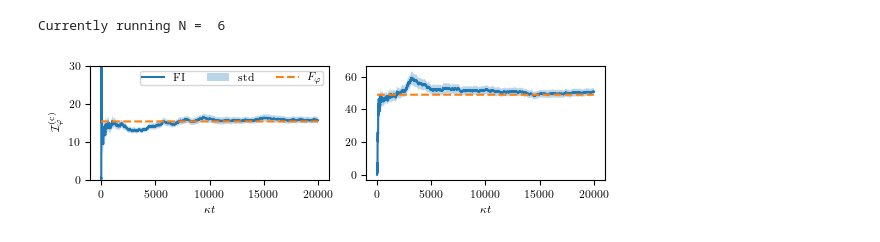
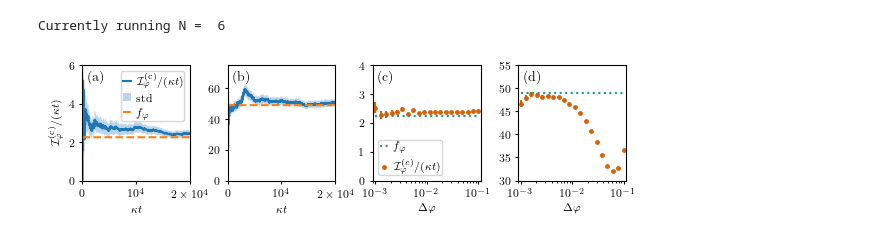
Before and after one commit to malikjirasek/optical-phase-estimation-with-the-boundary-time-crystal, a Jupyter notebook: Fig-S9/single_cfi_traj.ipynb, the cells around one changed output. Saved outputs shown, nothing was run; the diff lists cells and outputs as text; code cells hidden in the pictures.

```diff
--- a/Fig-S9/single_cfi_traj.ipynb
+++ b/Fig-S9/single_cfi_traj.ipynb
@@ -14,8 +14,9 @@ mpl.rcParams["font.serif"] = "STIX"
 mpl.rcParams["mathtext.fontset"] = "stix"
 mpl.rcParams["legend.borderpad"] = 0.15
 mpl.rcParams["font.size"] = 8
+colors=['#1b9e77','#d95f02','#7570b3']
 #------------------------------------------------------------------------------#
-ratios=[4, 0.75] # omega/omega_c values to iterate over
+ratios=[4, 0.25] # omega/omega_c values to iterate over
 Ns=[6] # system sizes to iterate over
 #------------------------------------------------------------------------------#
 QFI = np.array([np.zeros(3)]) #initialize array to store data, each row
@@ -49,43 +50,89 @@ for N in Ns: # iterate over system sizes
         """Function that diagonalizes a Master operator and returns its
         dominant eigenvalue."""
         evals = L.eigenenergies(sparse=True, sort='high', eigvals=1)
         return np.real(evals[0])
 #------------------------------------------------------------------------------#
     for ratio in ratios: # iterate over omega/omega_c values
         omega = ratio*omega_c
         # Δφ + δφ, ω=beta*omega_c
         lambda_EP = dominant_eigval(deformed_L(omega,ddphi))
         # Δφ - δφ, ω=beta*omega_c
         lambda_EM = dominant_eigval(deformed_L(omega,-ddphi))
         QFI = np.append(QFI,[[N, ratio,-4*(lambda_EP+lambda_EM)/(ddphi*ddphi)]],
                         axis=0)
 #------------------------------------------------------------------------------#
-fig , axs = plt.subplots(1,2,figsize=(1.65*3.54331,0.5*3.54331),
-                                     width_ratios=[1,1], layout='tight')
-
-df1 = pd.read_csv("FI_time_resolved_N6_ratio0.75.dat", delim_whitespace=True, header=None)
+textwidth = 510/72.72 # convert from pt to inches
+fig , axs = plt.subplots(1,4,figsize=(textwidth, 1.5),
+                                     width_ratios=[1,1,1,1])
+plt.subplots_adjust(wspace=0.35)
+df1 = pd.read_csv("FI_time_resolved_N6_ratio0.25.dat", sep='\s+', header=None)
 df1.columns = ["t", "FI", "std"]
 df1 = df1[df1["t"] >= 0] # filter times < xx
-df2 = pd.read_csv("FI_time_resolved_N6_ratio4.dat", delim_whitespace=True, header=None)
+df2 = pd.read_csv("FI_time_resolved_N6_ratio4.dat", sep='\s+', header=None)
 df2.columns = ["t", "FI", "std"]
 df2 = df2[df2["t"] >= 0] # filter times < xx
-axs[0].plot(df1["t"], df1["FI"]/df1["t"], label="FI")
+axs[0].plot(df1["t"], df1["FI"]/df1["t"], label=r'$$\mathcal{I}^{(\mathrm{c})}_\varphi /(\kappa t)$$')
 axs[0].fill_between(df1["t"], (df1["FI"]-df1["std"])/df1["t"], (df1["FI"]+df1["std"])/df1["t"], alpha=0.3, label="std")
-axs[0].plot(df1["t"], QFI[2][2]*np.ones(len(df1["t"])), label=r"$F_\varphi$", linestyle="dashed")
+axs[0].plot(df1["t"], QFI[2][2]*np.ones(len(df1["t"])), label=r"$f_\varphi$", linestyle="dashed")
 axs[0].set_xlabel(r"$\kappa t$")
 axs[0].set_xscale("linear")
-axs[0].set_ylabel(r"$\mathcal{I}^{(\mathrm{c})}_\varphi$")
-axs[0].set_ylim([0,30])
-axs[0].legend(ncols= 3)
+axs[0].set_ylabel(r"$\mathcal{I}^{(\mathrm{c})}_\varphi /(\kappa t)$")
+axs[0].set_ylim([0,6])
+axs[0].set_xlim([0,2e4])
+axs[0].set_xticks([0, 10000, 20000])
+axs[0].set_xticklabels([0, r'$10^4$', r'$2\times 10^4$'
+])
+axs[0].legend(handletextpad=0.5,handlelength=0.7)
+axs[0].tick_params(axis='both', which='major', length=2)
+axs[0].tick_params(axis='both', which='minor', length=1.5)
+axs[0].text(0.05, 0.95, '(a)', transform=axs[0].transAxes, fontsize=10, verticalalignment='top')
 
 axs[1].plot(df2["t"], df2["FI"]/df2["t"], label="FI")
 axs[1].fill_between(df2["t"], (df2["FI"]-df2["std"])/df2["t"], (df2["FI"]+df2["std"])/df2["t"], alpha=0.3, label="std")
-axs[1].plot(df2["t"], QFI[1][2]*np.ones(len(df2["t"])), label=r"$F_\varphi$", linestyle="dashed")
+axs[1].plot(df2["t"], QFI[1][2]*np.ones(len(df2["t"])), label=r"$f_\varphi$", linestyle="dashed")
 axs[1].set_xlabel(r"$\kappa t$")
 axs[1].set_xscale("linear")
+axs[1].set_xlim([0,2e4])
+axs[1].set_ylim([0,75])
+axs[1].set_xticks([0, 10000, 20000])
+axs[1].set_xticklabels([0, r'$10^4$', r'$2\times 10^4$'])
+axs[1].tick_params(axis='both', which='major', length=2)
+axs[1].tick_params(axis='both', which='minor', length=1.5)
+axs[1].text(0.05, 0.95, '(b)', transform=axs[1].transAxes, fontsize=10, verticalalignment='top')
 
-fig.savefig('FI_photocounting.pdf', dpi=1000)
+axs[2].plot(np.logspace(-3, -1, 2, base=10.0), QFI[2][2]*np.ones(2),
+         color=colors[0], linestyle='dotted', label=r'$f_{\varphi}$')
+df = pd.read_csv('FI_deltavarphi_sweep_N6_ratio0.25.csv')
+df = pd.DataFrame(df)
+axs[2].scatter(df['deltavarphi'], df['mean_FI_rate'], color=colors[1], label=r'$\mathcal{I}^{(c)}_\varphi /(\kappa t)$', s=6)
+axs[2].errorbar(df['deltavarphi'], df['mean_FI_rate'], yerr=df['std_FI_rate'], fmt='None', color=colors[1])
+axs[2].set_yscale('linear')
+axs[2].set_xscale('log')
+axs[2].set_xlabel(r'$\Delta\varphi$')
+axs[2].tick_params(axis='both', which='major', length=2)
+axs[2].tick_params(axis='both', which='minor', length=1.5)
+axs[2].set_ylim([0,4])
+axs[2].set_xlim([0.9e-3, 1.1e-1])
+axs[2].legend(loc='lower left', handletextpad=0.5,handlelength=0.7)
+axs[2].text(0.05, 0.95, '(c)', transform=axs[2].transAxes, fontsize=10, verticalalignment='top')
+
+axs[3].plot(np.logspace(-3, -1, 2, base=10.0), QFI[1][2]*np.ones(2),
+         color=colors[0], linestyle='dotted', label=r'$f_{\varphi,\infty}$')
+df = pd.read_csv('FI_deltavarphi_sweep_N6_ratio4.csv')
+df = pd.DataFrame(df)
+axs[3].scatter(df['deltavarphi'], df['mean_FI_rate'], color=colors[1], label=r'$\mathcal{I}^{(c)}_\varphi /(\kappa t)$', s=6)
+axs[3].errorbar(df['deltavarphi'], df['mean_FI_rate'], yerr=df['std_FI_rate'], fmt='None', color=colors[1])
+axs[3].set_yscale('linear')
+axs[3].set_xscale('log')
+axs[3].set_xlabel(r'$\Delta\varphi$')
+axs[3].tick_params(axis='both', which='major', length=2)
+axs[3].tick_params(axis='both', which='minor', length=1.5)
+axs[3].text(0.05, 0.95, '(d)', transform=axs[3].transAxes, fontsize=10, verticalalignment='top')
+axs[3].set_ylim([30,55])
+axs[3].set_xlim([0.9e-3, 1.1e-1])
+
+fig.savefig('FI_photocounting.pdf', dpi=1000, bbox_inches='tight')
 plt.show()
 # %% [output]
 Currently running N =  6
-[figure, old version]
+[figure, new version]
```
Also changed, not shown: 4 other files.
